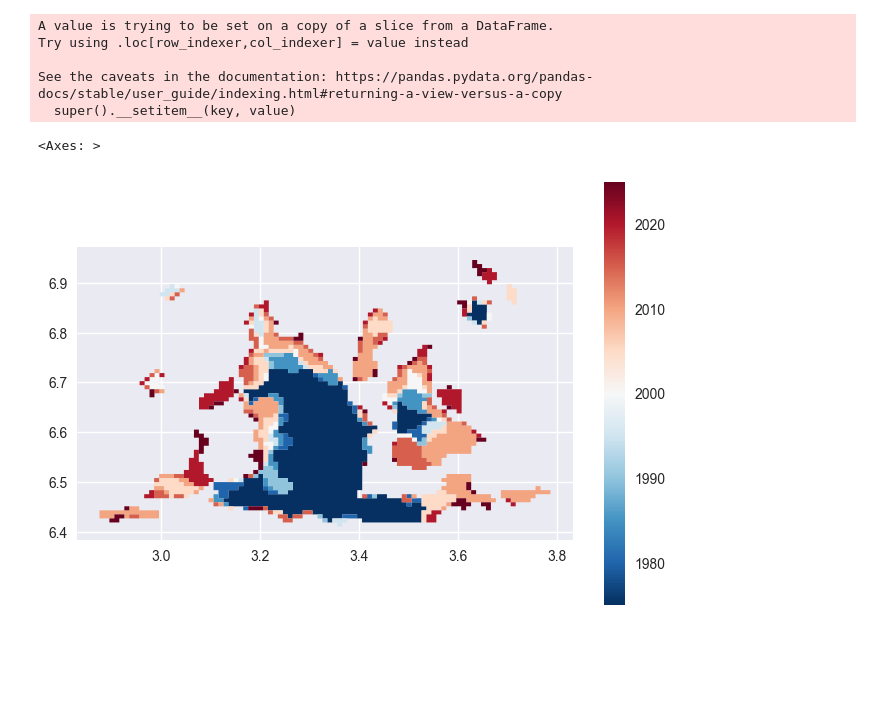
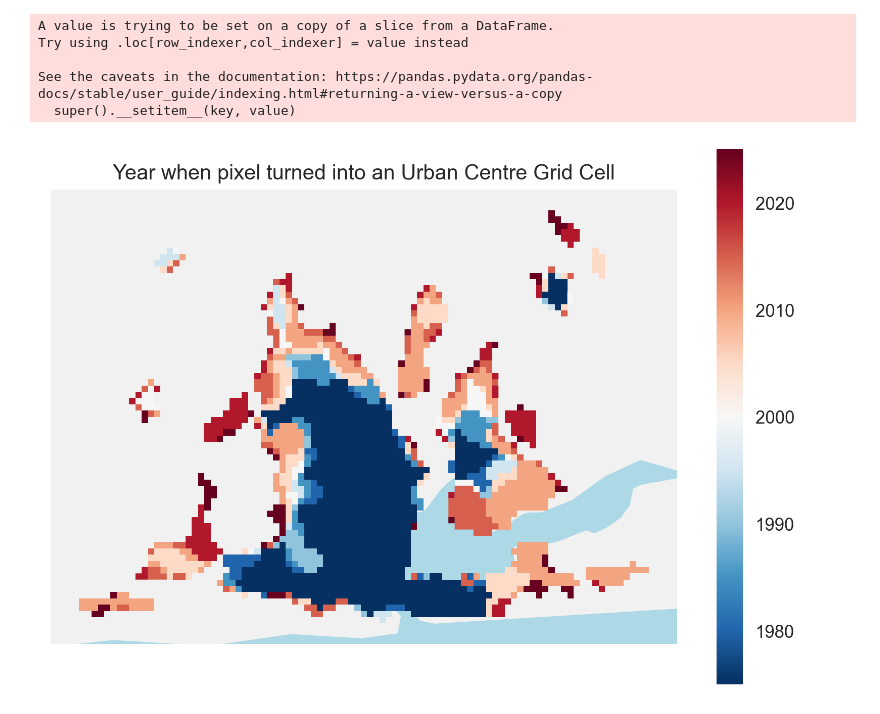
Before and after one commit to jeronimoluza/ghslpy, a Jupyter notebook: notebooks/lagos_example.ipynb, the cells around one changed output. Saved outputs shown, nothing was run; the diff lists cells and outputs as text; code cells hidden in the pictures; blank space fills up the shorter version.

Commit message:
added smod year of transition plot

```diff
--- a/notebooks/lagos_example.ipynb
+++ b/notebooks/lagos_example.ipynb
@@ -480,8 +480,16 @@ Try using .loc[row_indexer,col_indexer] = value instead
 
 See the caveats in the documentation: https://pandas.pydata.org/pandas-docs/stable/user_guide/indexing.html#returning-a-view-versus-a-copy
   super().__setitem__(key, value)
-# %%
-yot.plot('year', cmap="RdBu_r", legend=True)
-# %% [output]
-<Axes: >
-[figure, removed]
+# %%
+moll = ccrs.Mollweide()
+fig, ax = plt.subplots(dpi=250, subplot_kw={"projection":moll})
+yot.to_crs(moll).plot('year', cmap="RdBu_r", legend=True, ax = ax)
+ax.set_title('Year when pixel turned into an Urban Centre Grid Cell')
+ax.axis('off')
+# Add background features
+ax.add_feature(cfeature.OCEAN, facecolor='lightblue')
+ax.add_feature(cfeature.LAND, facecolor='lightgray', alpha=0.3)
+plt.savefig('../assets/smod_year_of_transition.png')
+plt.show()
+# %% [output]
+[figure, added]
```
Also changed, not shown: 2 other files.
